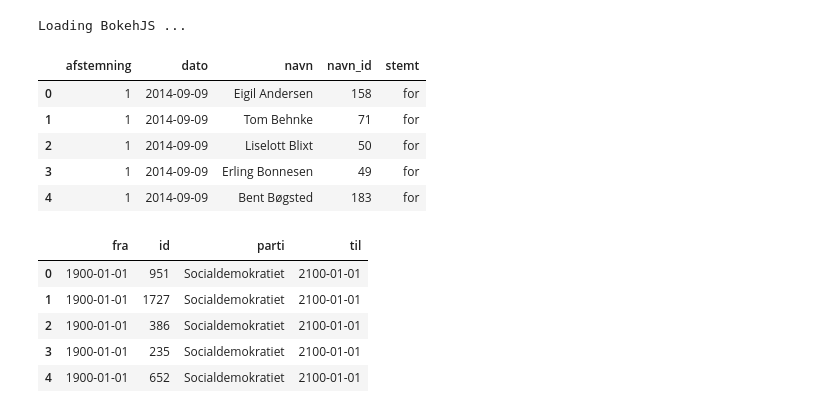
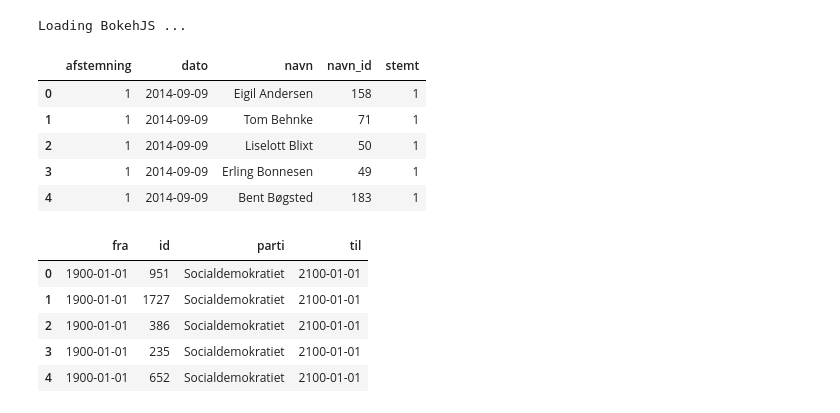
Before and after one commit to cfblaeb/politik, a Jupyter notebook: analyse.ipynb, the cells around one changed output. Drawn from its saved outputs; the diff is of its cells as text; code cells hidden in the pictures.

```diff
--- a/analyse.ipynb
+++ b/analyse.ipynb
@@ -146,21 +146,21 @@ parti_dual_navn = {
 # %%
 #Vi laver data'ene om til en dataframe med afstemning, dato, navn og hvad folk stemte
 
 stemmetyper = {1:'for', 2:'imod', 3:'fraværende', 4:'neutral'}
 stemmer = pd.DataFrame([{'afstemning':stemme.afstemningid.pk,
-            'stemt': stemmetyper[stemme.typeid_id],
+            'stemt': stemme.typeid_id,#stemmetyper[stemme.typeid_id],
             'navn': stemme.aktørid.navn,
             'navn_id': stemme.aktørid_id,
             'dato':datetime.strptime(stemme.afstemningid.mødeid.dato.split("T")[0], "%Y-%m-%d")}
            for stemme in models.Stemme.objects.all().prefetch_related('aktørid', 'afstemningid__mødeid')])
 stemmer.head()
 # %% [output]
 |  | afstemning | dato | navn | navn_id | stemt |
-| 0 | 1 | 2014-09-09 | Eigil Andersen | 158 | for |
-| 1 | 1 | 2014-09-09 | Tom Behnke | 71 | for |
-| 2 | 1 | 2014-09-09 | Liselott Blixt | 50 | for |
-| 3 | 1 | 2014-09-09 | Erling Bonnesen | 49 | for |
-| 4 | 1 | 2014-09-09 | Bent Bøgsted | 183 | for |
+| 0 | 1 | 2014-09-09 | Eigil Andersen | 158 | 1 |
+| 1 | 1 | 2014-09-09 | Tom Behnke | 71 | 1 |
+| 2 | 1 | 2014-09-09 | Liselott Blixt | 50 | 1 |
+| 3 | 1 | 2014-09-09 | Erling Bonnesen | 49 | 1 |
+| 4 | 1 | 2014-09-09 | Bent Bøgsted | 183 | 1 |
 # %%
 #Men ofte vil det også være interessant hvilket parti folk er medlem af
 #Da folk kan skifte parti, så kommer det an på hvornår afstemningen var.
```
Also changed, not shown: parts of 14 cells of this notebook.
